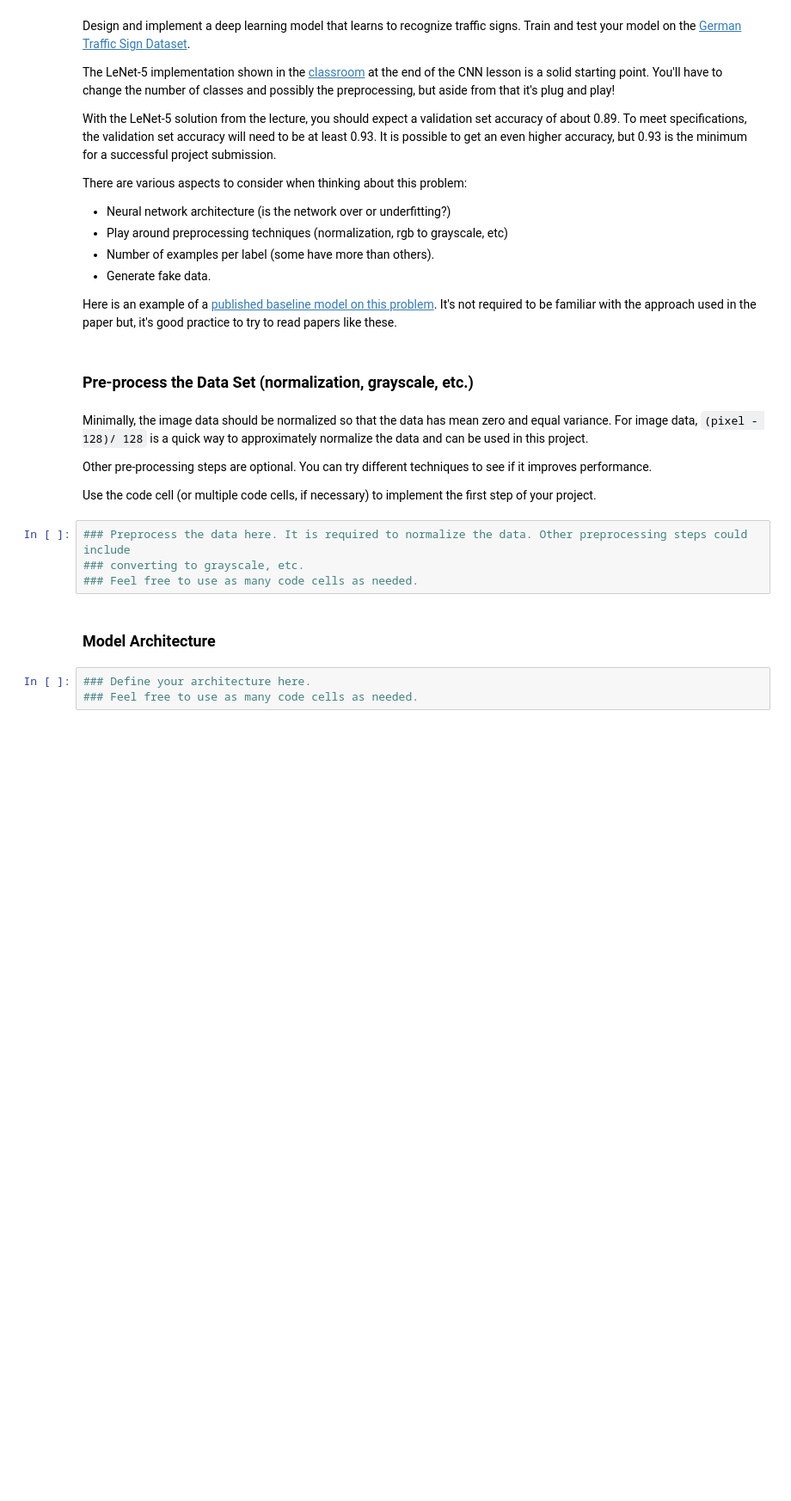
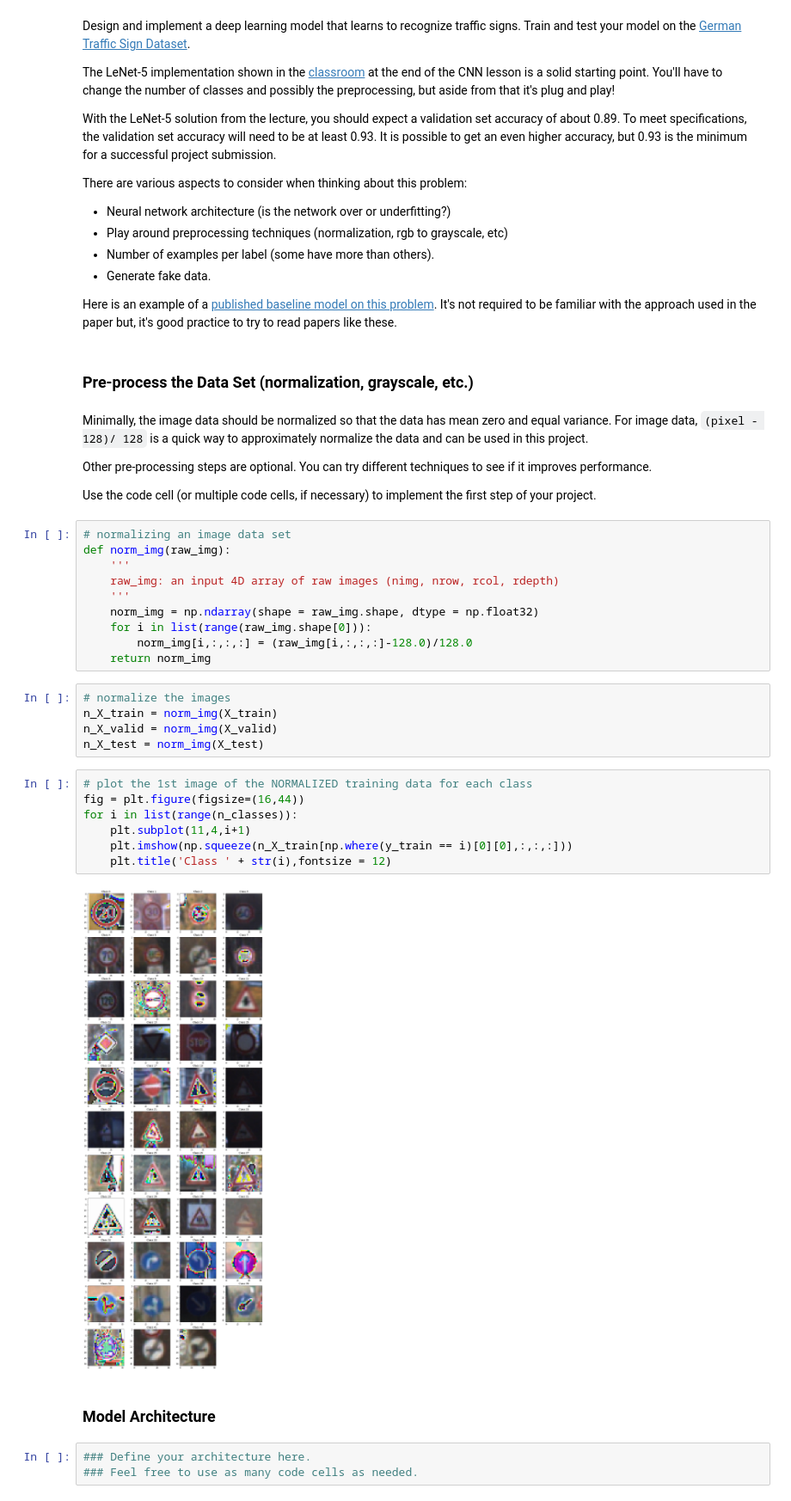
Before and after one commit to siyaoxu/Self-Driving-Cars, a Jupyter notebook: CarND-Traffic-Sign-Classifier-Project/Traffic_Sign_Classifier.ipynb, the cells around one changed output. Shown: that part at 86% size. Drawn from its saved outputs; the diff is of its cells as text; blank space fills up the shorter version.

```diff
--- a/CarND-Traffic-Sign-Classifier-Project/Traffic_Sign_Classifier.ipynb
+++ b/CarND-Traffic-Sign-Classifier-Project/Traffic_Sign_Classifier.ipynb
@@ -140,10 +136,30 @@ Minimally, the image data should be normalized so that the data has mean zero an
 Other pre-processing steps are optional. You can try different techniques to see if it improves performance.
 
 Use the code cell (or multiple code cells, if necessary) to implement the first step of your project.
-# %%
-### Preprocess the data here. It is required to normalize the data. Other preprocessing steps could include
-### converting to grayscale, etc.
-### Feel free to use as many code cells as needed.
+# %%
+# normalizing an image data set
+def norm_img(raw_img):
+    '''
+    raw_img: an input 4D array of raw images (nimg, nrow, rcol, rdepth)
+    '''
+    norm_img = np.ndarray(shape = raw_img.shape, dtype = np.float32)
+    for i in list(range(raw_img.shape[0])):
+        norm_img[i,:,:,:] = (raw_img[i,:,:,:]-128.0)/128.0
+    return norm_img
+# %%
+# normalize the images
+n_X_train = norm_img(X_train)
+n_X_valid = norm_img(X_valid)
+n_X_test = norm_img(X_test)
+# %%
+# plot the 1st image of the NORMALIZED training data for each class
+fig = plt.figure(figsize=(16,44))
+for i in list(range(n_classes)):
+    plt.subplot(11,4,i+1)
+    plt.imshow(np.squeeze(n_X_train[np.where(y_train == i)[0][0],:,:,:]))
+    plt.title('Class ' + str(i),fontsize = 12)
+# %% [output]
+[figure, added]
 # %% [markdown]
 ### Model Architecture
 # %%
```
Also changed, not shown: parts of 2 cells of this notebook.
